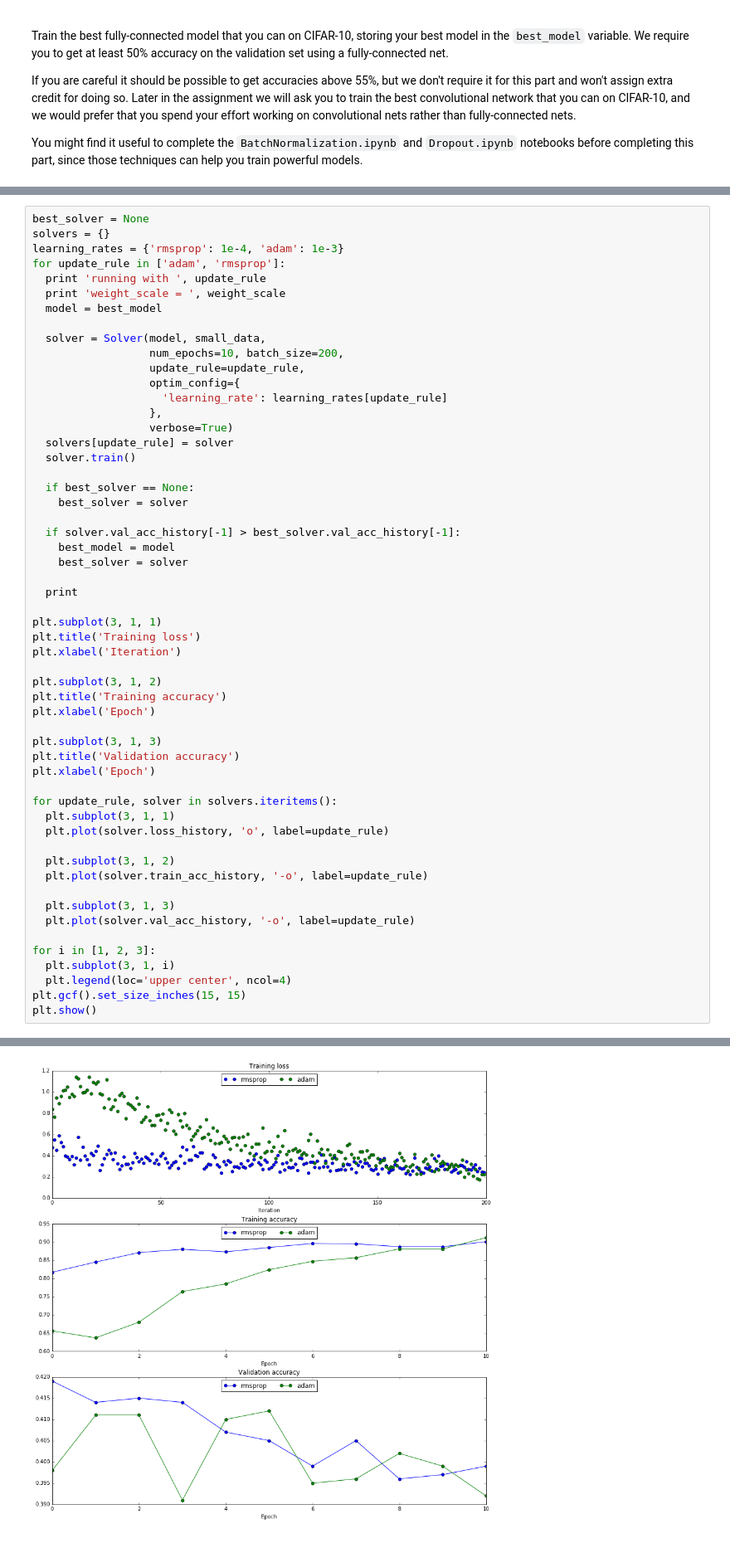
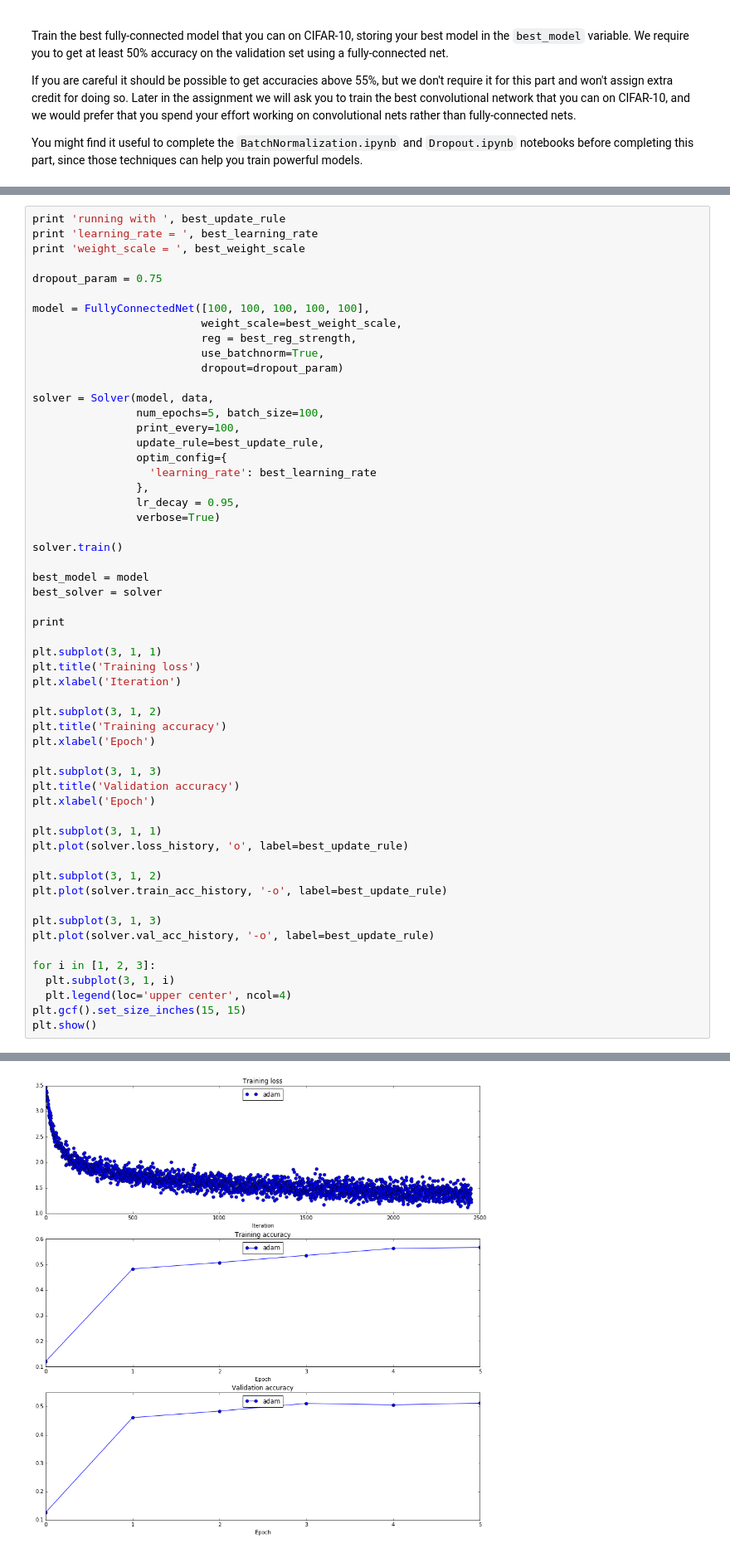
Before and after one commit to barryridge/Stanford-CS231n-Winter-2016, a Jupyter notebook: assignment2/FullyConnectedNets.ipynb, the cells around one changed output, grey strips where cells are left out. Shown at 83% size. Cells and saved outputs as stored; diff of their text form.

Commit message:
Finished off the fully-connected nets notebook using batch norm. and dropout.

```diff
--- a/assignment2/FullyConnectedNets.ipynb
+++ b/assignment2/FullyConnectedNets.ipynb
@@ -1053,30 +1085,32 @@ weight_scale =  0.016681005372
 # %%
-best_solver = None
-solvers = {}
-learning_rates = {'rmsprop': 1e-4, 'adam': 1e-3}
-for update_rule in ['adam', 'rmsprop']:
-  print 'running with ', update_rule
-  print 'weight_scale = ', weight_scale
-  model = best_model
+print 'running with ', best_update_rule
+print 'learning_rate = ', best_learning_rate
+print 'weight_scale = ', best_weight_scale
 
-  solver = Solver(model, small_data,
-                  num_epochs=10, batch_size=200,
-                  update_rule=update_rule,
-                  optim_config={
-                    'learning_rate': learning_rates[update_rule]
-                  },
-                  verbose=True)
-  solvers[update_rule] = solver
-  solver.train()
+dropout_param = 0.75
 
-  if best_solver == None:
-    best_solver = solver
+model = FullyConnectedNet([100, 100, 100, 100, 100],
+                          weight_scale=best_weight_scale,
+                          reg = best_reg_strength,
+                          use_batchnorm=True,
+                          dropout=dropout_param)
 
-  if solver.val_acc_history[-1] > best_solver.val_acc_history[-1]:
-    best_model = model
-    best_solver = solver
+solver = Solver(model, data,
+                num_epochs=5, batch_size=100,
+                print_every=100,
+                update_rule=best_update_rule,
+                optim_config={
+                  'learning_rate': best_learning_rate
+                },
+                lr_decay = 0.95,
+                verbose=True)
 
-  print
+solver.train()
+
+best_model = model
+best_solver = solver
+
+print
 
 plt.subplot(3, 1, 1)
 plt.title('Training loss')
@@ -1090,15 +1124,14 @@ plt.subplot(3, 1, 3)
 plt.title('Validation accuracy')
 plt.xlabel('Epoch')
 
-for update_rule, solver in solvers.iteritems():
-  plt.subplot(3, 1, 1)
-  plt.plot(solver.loss_history, 'o', label=update_rule)
+plt.subplot(3, 1, 1)
+plt.plot(solver.loss_history, 'o', label=best_update_rule)
 
-  plt.subplot(3, 1, 2)
-  plt.plot(solver.train_acc_history, '-o', label=update_rule)
+plt.subplot(3, 1, 2)
+plt.plot(solver.train_acc_history, '-o', label=best_update_rule)
 
-  plt.subplot(3, 1, 3)
-  plt.plot(solver.val_acc_history, '-o', label=update_rule)
+plt.subplot(3, 1, 3)
+plt.plot(solver.val_acc_history, '-o', label=best_update_rule)
 
 for i in [1, 2, 3]:
   plt.subplot(3, 1, i)
@@ -1126,4 +1159,4 @@ weight_scale =  1.0
-[figure, old version]
+[figure, new version]
 # %% [markdown]
 # Test you model
 Run your best model on the validation and test sets. You should achieve above 50% accuracy on the validation set.
```
Also changed, not shown: parts of 7 cells of this notebook, 2 other files.
